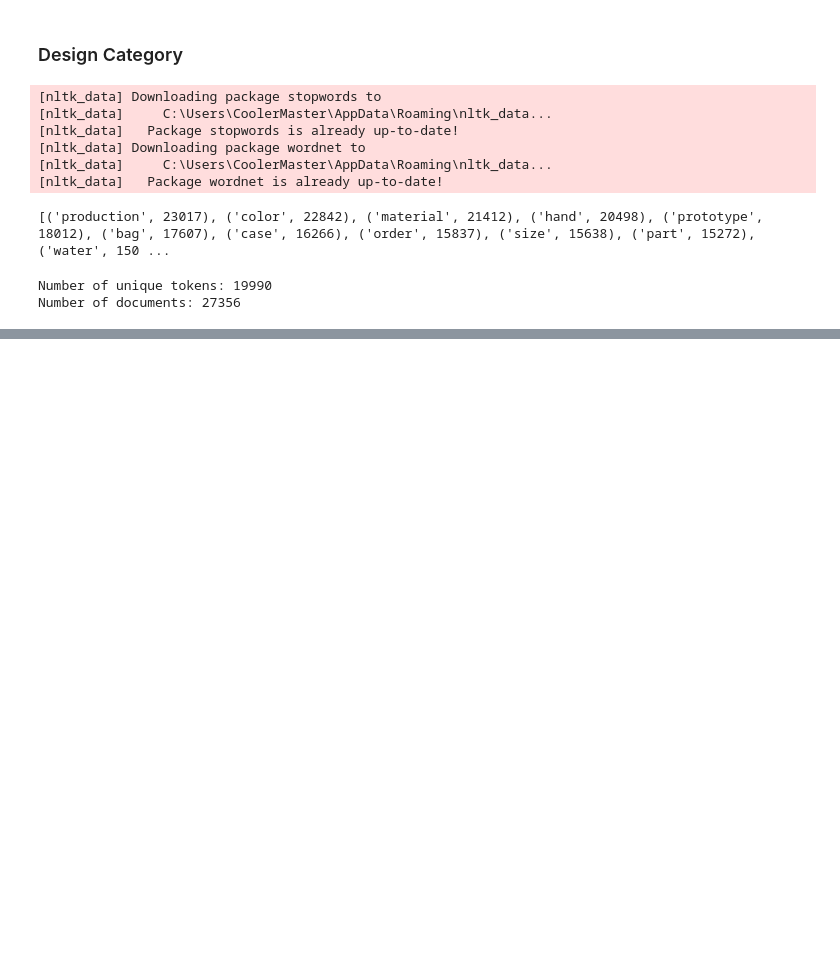
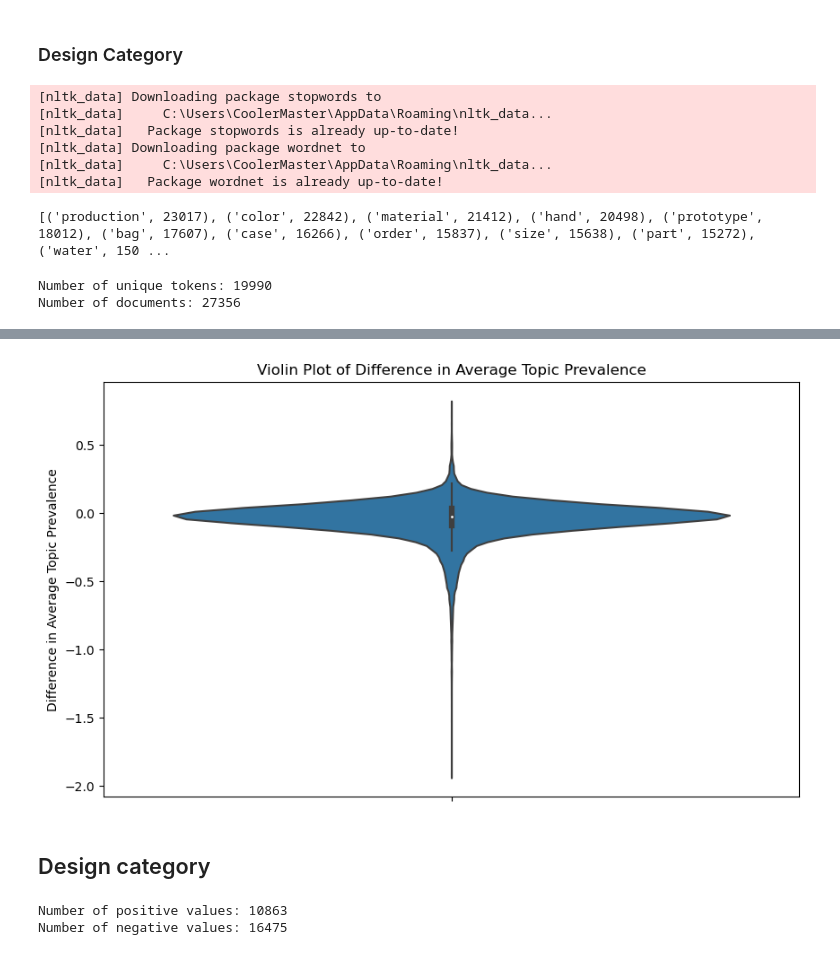
Before and after one commit to Hans-Onneken/Bachelorthesis, a Jupyter notebook: LDA_Kickstarter.ipynb, the cells around one changed output, grey strips where cells are left out. Drawn from its saved outputs; the diff is of its cells as text; code cells hidden in the pictures; blank space fills up the shorter version.

```diff
--- a/LDA_Kickstarter.ipynb
+++ b/LDA_Kickstarter.ipynb
@@ -396,0 +967,7 @@ pyLDAvis.save_html(vis, '../LDA/design/vis/100_final.html')
+# %%
+df_lda_kickstarter_games_copy = df_lda_kickstarter.copy()
+# Filter Dataframe by Games category (number 12)
+df_lda_kickstarter_games_copy = df_lda_kickstarter_games_copy[(df_lda_kickstarter_games_copy['project_category_id'] == 12) | (df_lda_kickstarter_games_copy['project_parent_category_id'] == 12)]
+df_lda_kickstarter_games['project_launched_at'] = df_lda_kickstarter_games_copy['project_launched_at']
+# %%
+df_lda_kickstarter_games["year"] = pd.to_datetime(df_lda_kickstarter_games['project_launched_at']).dt.strftime('%Y')
@@ -396,0 +980,2 @@ pyLDAvis.save_html(vis, '../LDA/design/vis/100_final.html')
+# %%
+df_lda_kickstarter_games['difference_average_topic_prevalence'] = df_lda_kickstarter_games['difference_average_topic_prevalence'] * 100
@@ -396,0 +994,14 @@ pyLDAvis.save_html(vis, '../LDA/design/vis/100_final.html')
+# %%
+import seaborn as sns
+import matplotlib.pyplot as plt
+
+# Create a violin plot for the 'difference_average_topic_prevalence' variable
+plt.figure(figsize=(10, 6))
+sns.violinplot(y='difference_average_topic_prevalence', data=df_lda_kickstarter_games)
+plt.title('Violin Plot of Difference in Average Topic Prevalence')
+plt.ylabel('Difference in Average Topic Prevalence')
+plt.show()
+# %% [output]
+[figure, added]
+# %% [markdown]
+## Design category
@@ -396,0 +1023,12 @@ pyLDAvis.save_html(vis, '../LDA/design/vis/100_final.html')
+# %%
+# Count of positive values
+positive_count = (df_lda_kickstarter_design['difference_average_topic_prevalence'] > 0).sum()
+
+# Count of negative values
+negative_count = (df_lda_kickstarter_design['difference_average_topic_prevalence'] < 0).sum()
+
+print(f'Number of positive values: {positive_count}')
+print(f'Number of negative values: {negative_count}')
+# %% [output]
+Number of positive values: 10863
+Number of negative values: 16475
```
Also changed, not shown: parts of 73 cells of this notebook, 10 other files.
